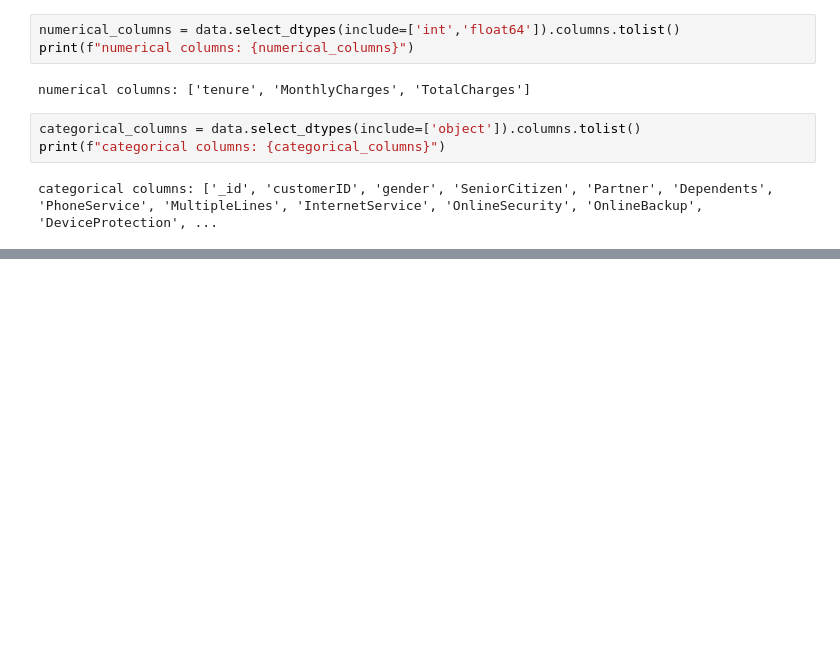
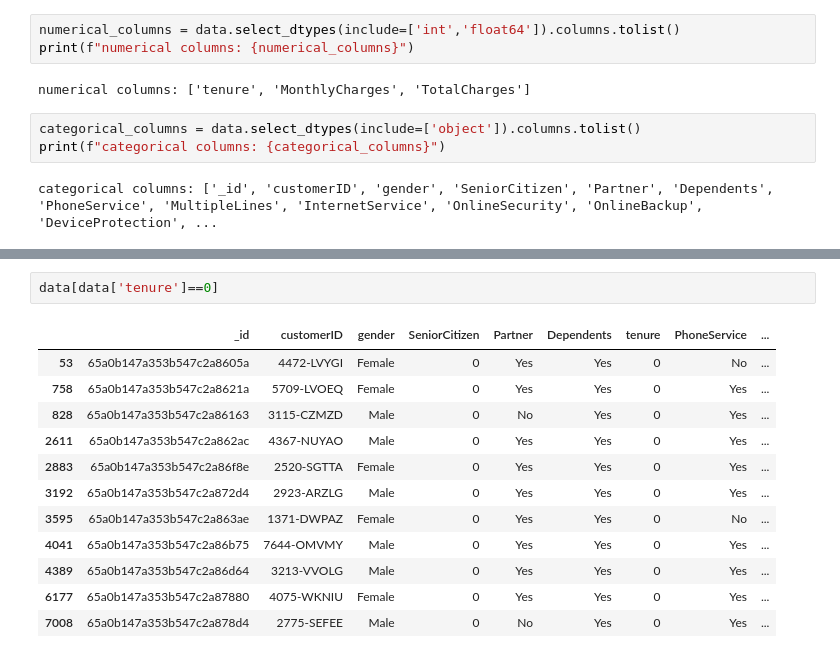
Before and after one commit to SachinBidwai/telco-customer-churn, a Jupyter notebook: EDA/telco-customer-churn-eda.ipynb, the cells around one changed output, grey strips where cells are left out. Saved outputs shown, nothing was run; the diff lists cells and outputs as text; blank space fills up the shorter version.

```diff
--- a/EDA/telco-customer-churn-eda.ipynb
+++ b/EDA/telco-customer-churn-eda.ipynb
@@ -93,0 +121,15 @@ categorical columns: ['_id', 'customerID', 'gender', 'SeniorCitizen', 'Partner',
+# %%
+data[data['tenure']==0]
+# %% [output]
+|  | _id | customerID | gender | SeniorCitizen | Partner | Dependents | tenure | PhoneService | ... |
+| 53 | 65a0b147a353b547c2a8605a | 4472-LVYGI | Female | 0 | Yes | Yes | 0 | No | ... |
+| 758 | 65a0b147a353b547c2a8621a | 5709-LVOEQ | Female | 0 | Yes | Yes | 0 | Yes | ... |
+| 828 | 65a0b147a353b547c2a86163 | 3115-CZMZD | Male | 0 | No | Yes | 0 | Yes | ... |
+| 2611 | 65a0b147a353b547c2a862ac | 4367-NUYAO | Male | 0 | Yes | Yes | 0 | Yes | ... |
+| 2883 | 65a0b147a353b547c2a86f8e | 2520-SGTTA | Female | 0 | Yes | Yes | 0 | Yes | ... |
+| 3192 | 65a0b147a353b547c2a872d4 | 2923-ARZLG | Male | 0 | Yes | Yes | 0 | Yes | ... |
+| 3595 | 65a0b147a353b547c2a863ae | 1371-DWPAZ | Female | 0 | Yes | Yes | 0 | No | ... |
+| 4041 | 65a0b147a353b547c2a86b75 | 7644-OMVMY | Male | 0 | Yes | Yes | 0 | Yes | ... |
+| 4389 | 65a0b147a353b547c2a86d64 | 3213-VVOLG | Male | 0 | Yes | Yes | 0 | Yes | ... |
+| 6177 | 65a0b147a353b547c2a87880 | 4075-WKNIU | Female | 0 | Yes | Yes | 0 | Yes | ... |
+| 7008 | 65a0b147a353b547c2a878d4 | 2775-SEFEE | Male | 0 | No | Yes | 0 | Yes | ... |
```
Also changed, not shown: parts of 11 cells of this notebook, 1 other file.
